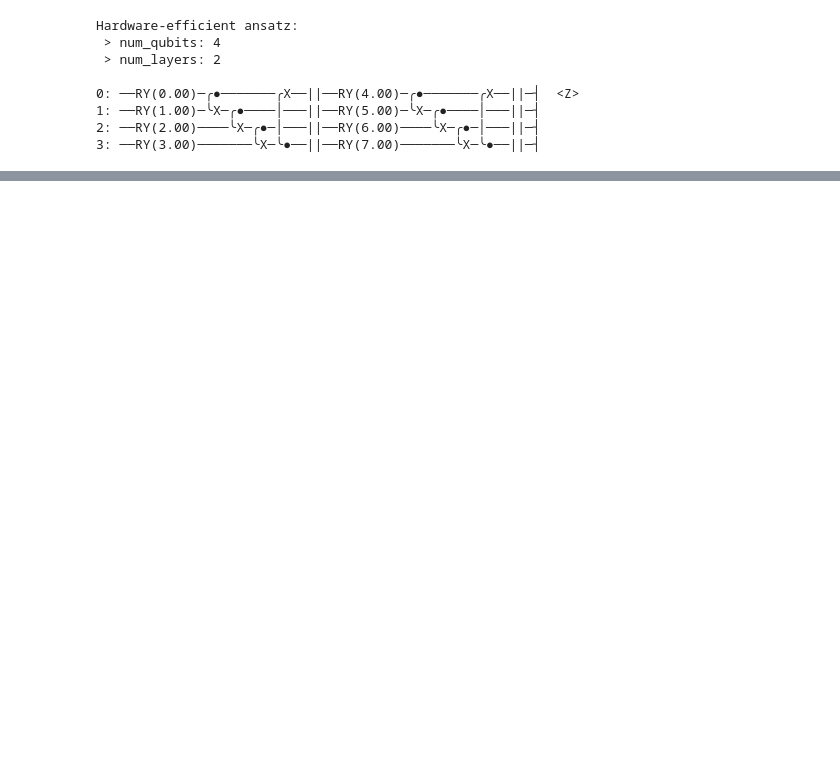
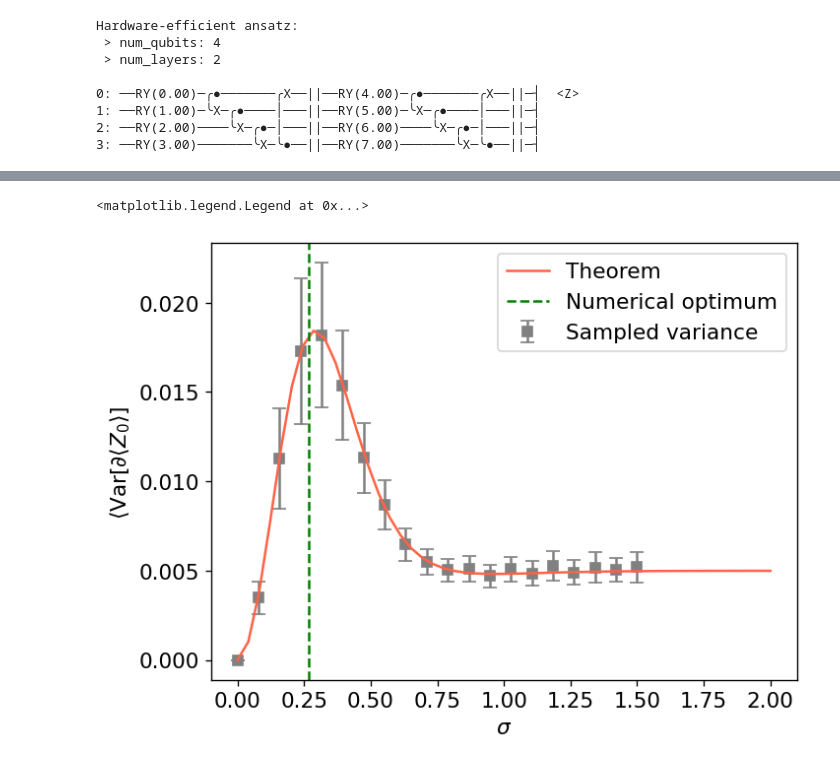
Before and after one commit to SaverioMonaco/Pauli-Propagator, a Jupyter notebook: notebooks/extra/barren_plateau.ipynb, the cells around one changed output, grey strips where cells are left out. Saved outputs shown, nothing was run; the diff lists cells and outputs as text; code cells hidden in the pictures; blank space fills up the shorter version.

```diff
--- a/notebooks/extra/barren_plateau.ipynb
+++ b/notebooks/extra/barren_plateau.ipynb
@@ -307,0 +144,5 @@ plt.show()
+# %%
+prop = Propagator(make_he_ansatz(8, 3))
+print(prop)
+prop.show()
+prop.propagate(pruners=[XYWeightPruner(), DeadQubitPruner()])
@@ -307,0 +167,23 @@ plt.show()
+# %%
+sigmas = np.linspace(0, 2, 50)
+sigmas_red = np.linspace(0, 1.5, 20)
+sampled_normal = []
+theorem_normal = []
+for sigma in sigmas:
+    GV = Gaussian(prop, sigma=sigma)
+    theorem_normal.append(GV.average()['all'])
+for sigma in sigmas_red:
+    GV = Gaussian(prop, sigma=sigma)
+    sampled_normal.append(GV.sampled(num_samples=500))
+# %%
+plt.errorbar(sigmas_red, [s['mean'] for s in sampled_normal], yerr=[s['std']/3 for s in sampled_normal],
+        fmt='s', color='gray', capsize=4, lw=1.5, zorder=0,
+        label='Sampled variance')
+plt.plot(sigmas, theorem_normal, label='Theorem', color='tomato')
+plt.axvline(x=GV.get_peak(), label='Numerical optimum', color='green', ls='--', lw=1.5)
+plt.xlabel(r'$\sigma$')
+plt.ylabel(r'$\langle\mathrm{Var}[\partial\langle Z_0\rangle]$')
+plt.legend()
+# %% [output]
+<matplotlib.legend.Legend at 0x...>
+[figure, added]
```
Also changed, not shown: parts of 17 cells of this notebook, 23 other files.
